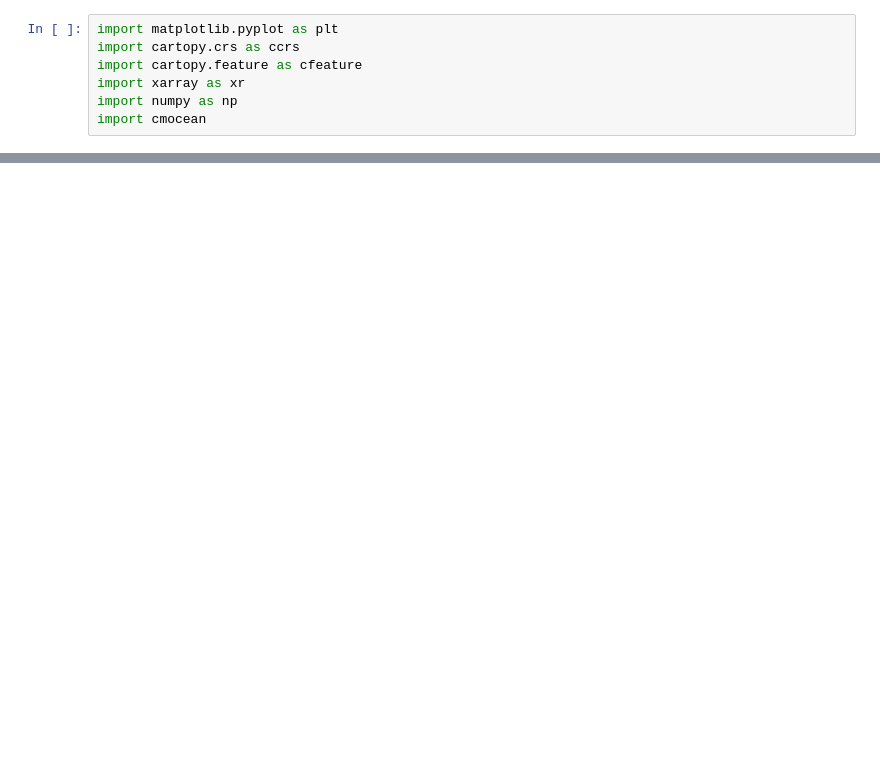
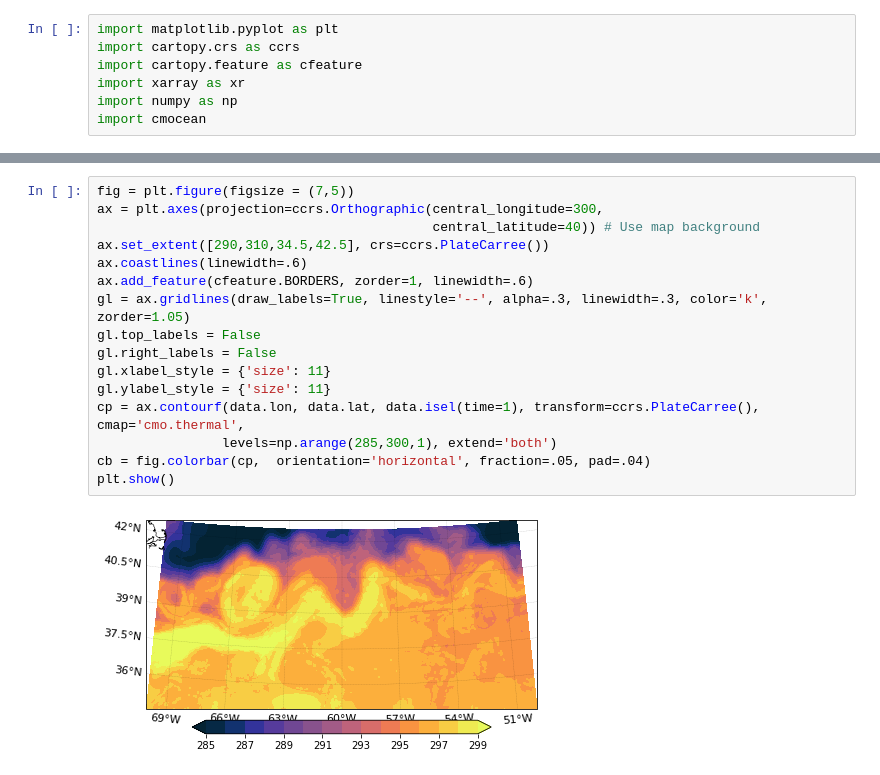
Before and after one commit to ktcarr/12.843, a Jupyter notebook: lab3/load_data.ipynb, the cells around one changed output, grey strips where cells are left out. Cells and saved outputs as stored; diff of their text form; blank space fills up the shorter version.

```diff
--- a/lab3/load_data.ipynb
+++ b/lab3/load_data.ipynb
@@ -27,0 +66,18 @@ cb = fig.colorbar(cp,  orientation='horizontal', fraction=.05, pad=.04)
+# %%
+fig = plt.figure(figsize = (7,5))
+ax = plt.axes(projection=ccrs.Orthographic(central_longitude=300,
+                                           central_latitude=40)) # Use map background
+ax.set_extent([290,310,34.5,42.5], crs=ccrs.PlateCarree())
+ax.coastlines(linewidth=.6)
+ax.add_feature(cfeature.BORDERS, zorder=1, linewidth=.6)
+gl = ax.gridlines(draw_labels=True, linestyle='--', alpha=.3, linewidth=.3, color='k', zorder=1.05)
+gl.top_labels = False
+gl.right_labels = False
+gl.xlabel_style = {'size': 11}
+gl.ylabel_style = {'size': 11}
+cp = ax.contourf(data.lon, data.lat, data.isel(time=1), transform=ccrs.PlateCarree(), cmap='cmo.thermal',
+                levels=np.arange(285,300,1), extend='both')
+cb = fig.colorbar(cp,  orientation='horizontal', fraction=.05, pad=.04)
+plt.show()
+# %% [output]
+[figure, added]
```
Also changed, not shown: parts of 7 cells of this notebook.
